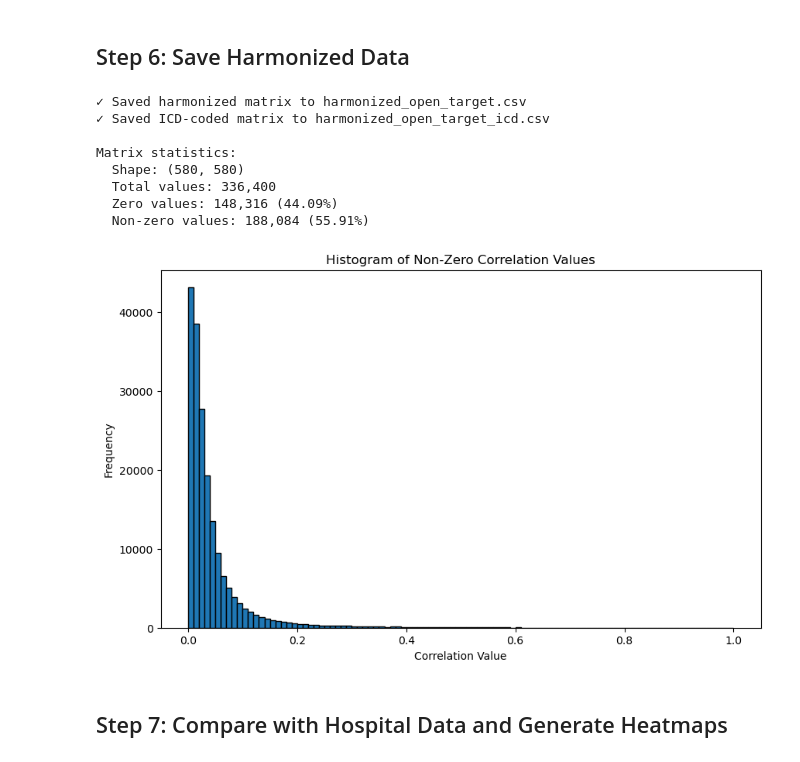
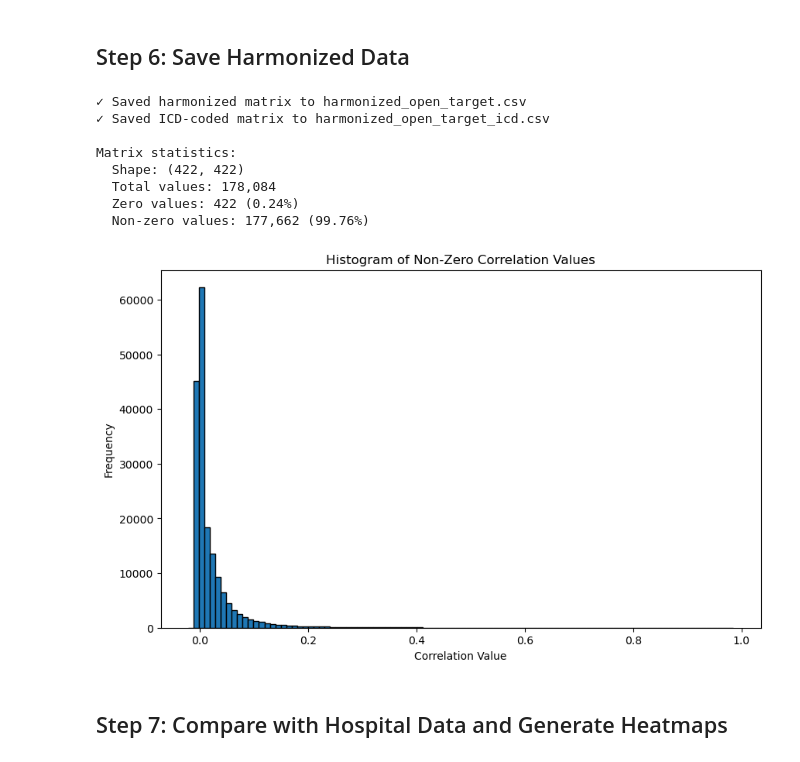
Before and after one commit to vladimirkovacevic/CSH, a Jupyter notebook: harmonization.ipynb, the cells around one changed output. Drawn from its saved outputs; the diff is of its cells as text; code cells hidden in the pictures.

Commit message:
Fisher exact filtering, sex-related diseases, pos and neg correlations.

```diff
--- a/harmonization.ipynb
+++ b/harmonization.ipynb
@@ -23,7 +23,8 @@ from matplotlib.lines import Line2D
 import seaborn as sns
 import pyreadr
 import icd10
-from scipy.stats import pearsonr
+from scipy.stats import pearsonr, fisher_exact
+from statsmodels.stats.multitest import multipletests
 import torch
 from sentence_transformers import SentenceTransformer, util
 import os
@@ -35,7 +36,7 @@ from urllib.error import HTTPError
 
 # Configuration
 MERGE_METHOD = 'max'  # 'max' or 'mean' - method for merging gene vectors when multiple diseases map to same ICD code
-SIMILARITY_THRESHOLD = 0.7  # Threshold for semantic similarity matching
+SIMILARITY_THRESHOLD = 0.8  # Threshold for semantic similarity matching
 harmonized_fname = 'harmonized_open_target.csv'
 
 print(f"Configuration:")
@@ -481,7 +482,7 @@ if nan_count_before > 0:
 # Clean up matrix
 print("\nCleaning correlation matrix...")
 np.fill_diagonal(dis_dis_df.values, 0)  # Remove self-loops
-dis_dis_df[dis_dis_df < 0] = 0  # Keep only positive correlations
+# NOTE: Keeping negative correlations to distinguish risk factors vs protective diseases
 dis_dis_df = dis_dis_df.fillna(0)  # Replace NaNs with 0
 
 # Check NaN after cleaning
@@ -490,15 +491,18 @@ print(f"NaN values after cleaning: {nan_count_after:,}")
 
 # Summary statistics
 all_values = dis_dis_df.values.flatten()
-non_zero_values = all_values[all_values > 0]
-non_zero_count = len(non_zero_values) // 2  # Divide by 2 for undirected
-max_corr = all_values.max()
-mean_corr = non_zero_values.mean() if len(non_zero_values) > 0 else 0.0
+pos_values = all_values[all_values > 0]
+neg_values = all_values[all_values < 0]
+non_zero_count = len(all_values[all_values != 0]) // 2
 
 print(f"\n=== Correlation Matrix Summary ===")
 print(f"Shape: {dis_dis_df.shape}")
 print(f"Non-zero edges: {non_zero_count:,}")
+print(f"Positive edges: {len(pos_values) // 2:,}")
+print(f"Negative edges: {len(neg_values) // 2:,}")
 print(f"Sparsity: {(all_values == 0).sum() / len(all_values) * 100:.2f}% zeros")
-print(f"Max correlation: {max_corr:.4f}")
-print(f"Mean correlation (non-zero): {mean_corr:.4f}")
+print(f"Max correlation: {all_values.max():.4f}")
+print(f"Min correlation: {all_values.min():.4f}")
+print(f"Mean positive correlation: {pos_values.mean():.4f}" if len(pos_values) > 0 else "No positive correlations")
+print(f"Mean negative correlation: {neg_values.mean():.4f}" if len(neg_values) > 0 else "No negative correlations")
 # %% [output]
@@ -581,40 +683,42 @@ print(f"✓ Saved harmonized matrix to {harmonized_fname}")
 
 # Save with ICD codes
 harmonized_icd = harmonized_open_targets.copy()
-harmonized_icd.columns = [icd_dict[x] for x in harmonized_icd.columns]
+# Map column names to ICD codes, handling the Dementia umbrella category
+icd_dict_extended = {**icd_dict, 'Dementia': 'F03'}  # Dementia umbrella -> F03
+harmonized_icd.columns = [icd_dict_extended.get(x, x) for x in harmonized_icd.columns]
 harmonized_icd.to_csv(harmonized_fname.replace('.csv', '_icd.csv'), index=False)
 print(f"✓ Saved ICD-coded matrix to {harmonized_fname.replace('.csv', '_icd.csv')}")
 
 # Visualization of sparsity
 all_values = harmonized_open_targets.values.flatten()
 total_values = len(all_values)
 zero_count = np.count_nonzero(all_values == 0)
 non_zero_values = all_values[all_values != 0]
 zero_percentage = (zero_count / total_values) * 100
 
 print(f"\nMatrix statistics:")
 print(f"  Shape: {harmonized_open_targets.shape}")
 print(f"  Total values: {total_values:,}")
 print(f"  Zero values: {zero_count:,} ({zero_percentage:.2f}%)")
 print(f"  Non-zero values: {len(non_zero_values):,} ({100-zero_percentage:.2f}%)")
 
 # Plot histogram
 plt.figure(figsize=(10, 6))
 plt.hist(non_zero_values, bins=100, edgecolor='black')
 plt.xlabel('Correlation Value')
 plt.ylabel('Frequency')
 plt.title('Histogram of Non-Zero Correlation Values')
 plt.show()
 # %% [output]
 ✓ Saved harmonized matrix to harmonized_open_target.csv
 ✓ Saved ICD-coded matrix to harmonized_open_target_icd.csv
 
 Matrix statistics:
-  Shape: (580, 580)
-  Total values: 336,400
-  Zero values: 148,316 (44.09%)
-  Non-zero values: 188,084 (55.91%)
+  Shape: (422, 422)
+  Total values: 178,084
+  Zero values: 422 (0.24%)
+  Non-zero values: 177,662 (99.76%)
-[figure, old version]
+[figure, new version]
 # %% [markdown]
 ## Step 7: Compare with Hospital Data and Generate Heatmaps
 # %%
```
Also changed, not shown: parts of 9 cells of this notebook.
